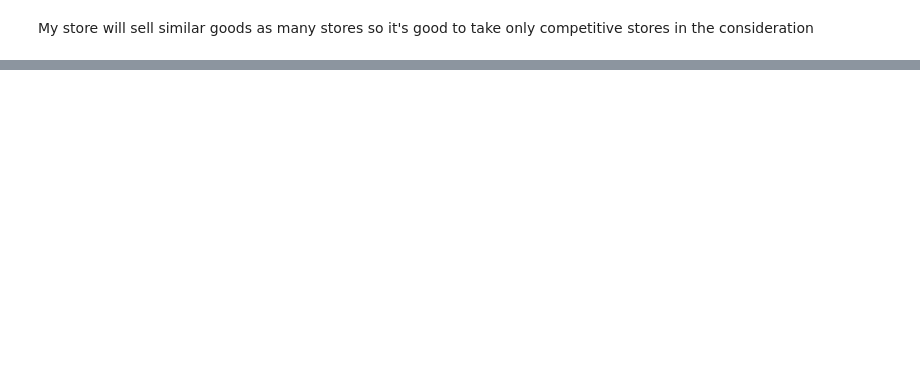
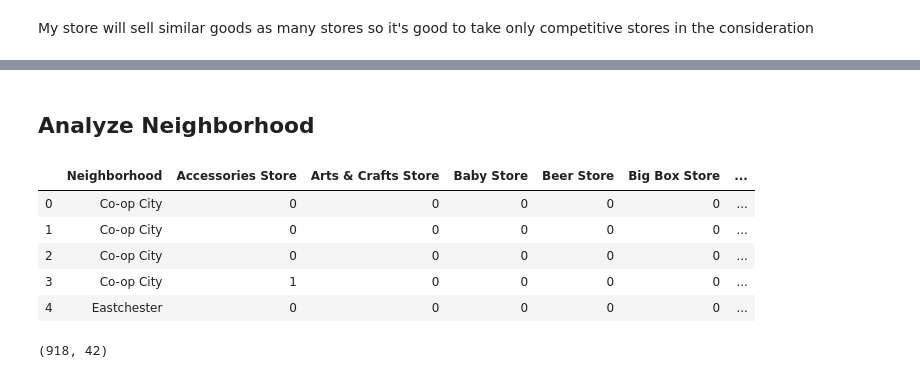
Before and after one commit to Quan-Dang-PM/Coursera_Capstone, a Jupyter notebook: The Battle of Neighborhoods (Week 4).ipynb, the cells around one changed output, grey strips where cells are left out. Saved outputs shown, nothing was run; the diff lists cells and outputs as text; code cells hidden in the pictures; blank space fills up the shorter version.

```diff
--- a/The Battle of Neighborhoods (Week 4).ipynb
+++ b/The Battle of Neighborhoods (Week 4).ipynb
@@ -359,0 +381,25 @@ ValueError: Lengths must match to compare
+# %% [markdown]
+## Analyze Neighborhood
+# %%
+# one hot encoding
+ny_allstore_onehot = pd.get_dummies(ny_allstore[['Venue Category']], prefix="", prefix_sep="")
+
+# add neighborhood column back to dataframe
+ny_allstore_onehot['Neighborhood'] = ny_allstore['Neighborhood']
+
+# move neighborhood column to the first column
+fixed_columns = [ny_allstore_onehot.columns[-1]] + list(ny_allstore_onehot.columns[:-1])
+ny_allstore_onehot = ny_allstore_onehot[fixed_columns]
+
+ny_allstore_onehot.head()
+# %% [output]
+|  | Neighborhood | Accessories Store | Arts & Crafts Store | Baby Store | Beer Store | Big Box Store | ... |
+| 0 | Co-op City | 0 | 0 | 0 | 0 | 0 | ... |
+| 1 | Co-op City | 0 | 0 | 0 | 0 | 0 | ... |
+| 2 | Co-op City | 0 | 0 | 0 | 0 | 0 | ... |
+| 3 | Co-op City | 1 | 0 | 0 | 0 | 0 | ... |
+| 4 | Eastchester | 0 | 0 | 0 | 0 | 0 | ... |
+# %%
+ny_allstore_onehot.shape
+# %% [output]
+(918, 42)
```
Also changed, not shown: parts of 17 cells of this notebook.
